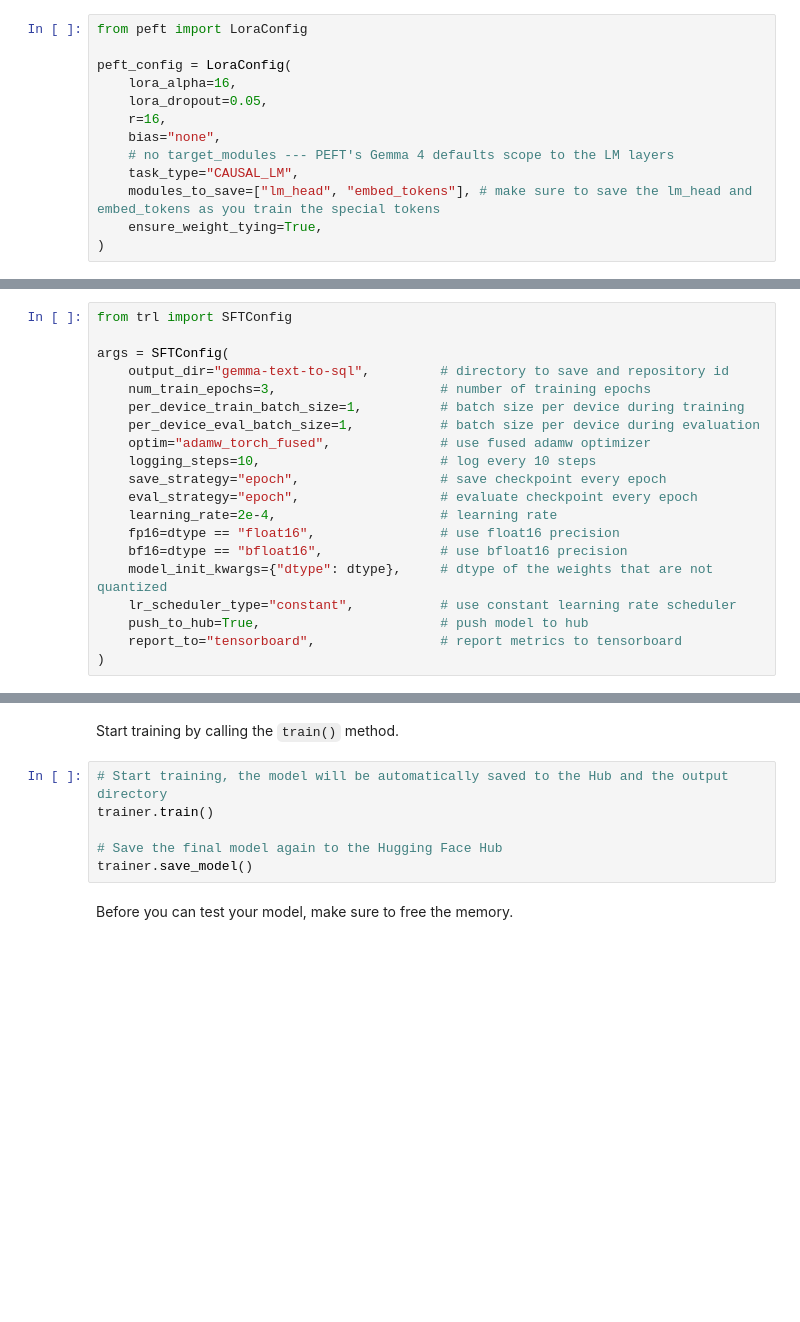
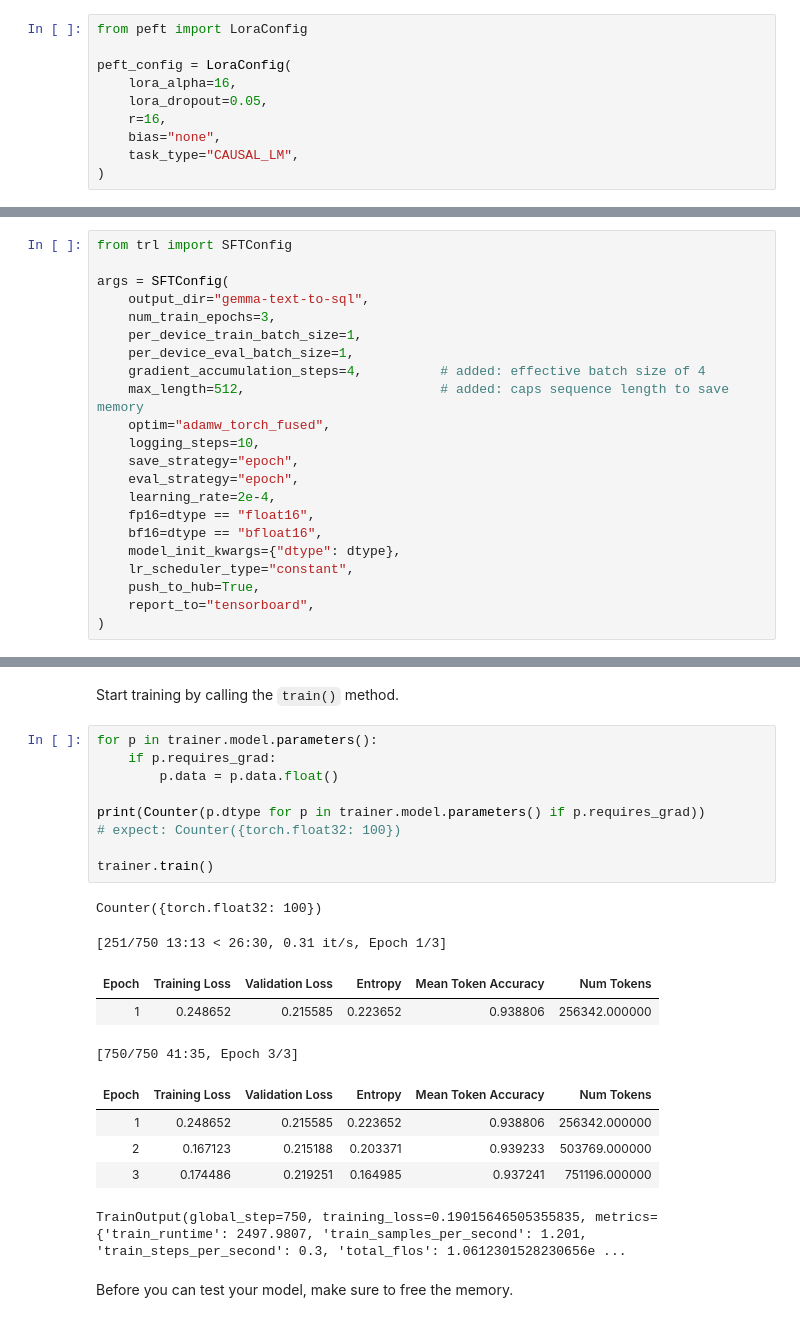
Before and after one commit to tejalp68/AIML, a Jupyter notebook: docs/notebooks/qlora-gemma-4-e2b.ipynb, the cells around one changed output, grey strips where cells are left out. Saved outputs shown, nothing was run; the diff lists cells and outputs as text; blank space fills up the shorter version.

```diff
--- a/docs/notebooks/qlora-gemma-4-e2b.ipynb
+++ b/docs/notebooks/qlora-gemma-4-e2b.ipynb
@@ -203,8 +211,5 @@ peft_config = LoraConfig(
     lora_dropout=0.05,
     r=16,
     bias="none",
-    # no target_modules --- PEFT's Gemma 4 defaults scope to the LM layers
     task_type="CAUSAL_LM",
-    modules_to_save=["lm_head", "embed_tokens"], # make sure to save the lm_head and embed_tokens as you train the special tokens
-    ensure_weight_tying=True,
 )
@@ -218,21 +219,23 @@ Before you can start your training, you need to define the hyperparameter you wa
 from trl import SFTConfig
 
 args = SFTConfig(
-    output_dir="gemma-text-to-sql",         # directory to save and repository id
-    num_train_epochs=3,                     # number of training epochs
-    per_device_train_batch_size=1,          # batch size per device during training
-    per_device_eval_batch_size=1,           # batch size per device during evaluation
-    optim="adamw_torch_fused",              # use fused adamw optimizer
-    logging_steps=10,                       # log every 10 steps
-    save_strategy="epoch",                  # save checkpoint every epoch
-    eval_strategy="epoch",                  # evaluate checkpoint every epoch
-    learning_rate=2e-4,                     # learning rate
-    fp16=dtype == "float16",                # use float16 precision
-    bf16=dtype == "bfloat16",               # use bfloat16 precision
-    model_init_kwargs={"dtype": dtype},     # dtype of the weights that are not quantized
-    lr_scheduler_type="constant",           # use constant learning rate scheduler
-    push_to_hub=True,                       # push model to hub
-    report_to="tensorboard",                # report metrics to tensorboard
+    output_dir="gemma-text-to-sql",
+    num_train_epochs=3,
+    per_device_train_batch_size=1,
+    per_device_eval_batch_size=1,
+    gradient_accumulation_steps=4,          # added: effective batch size of 4
+    max_length=512,                         # added: caps sequence length to save memory
+    optim="adamw_torch_fused",
+    logging_steps=10,
+    save_strategy="epoch",
+    eval_strategy="epoch",
+    learning_rate=2e-4,
+    fp16=dtype == "float16",
+    bf16=dtype == "bfloat16",
+    model_init_kwargs={"dtype": dtype},
+    lr_scheduler_type="constant",
+    push_to_hub=True,
+    report_to="tensorboard",
 )
 # %% [markdown]
 You now have every building block you need to create your `SFTTrainer` to start the training of your model.
@@ -252,11 +257,25 @@ trainer = SFTTrainer(
 # %% [markdown]
 Start training by calling the `train()` method.
-# %%
-# Start training, the model will be automatically saved to the Hub and the output directory
-trainer.train()
-
-# Save the final model again to the Hugging Face Hub
-trainer.save_model()
+# %%
+for p in trainer.model.parameters():
+    if p.requires_grad:
+        p.data = p.data.float()
+
+print(Counter(p.dtype for p in trainer.model.parameters() if p.requires_grad))
+# expect: Counter({torch.float32: 100})
+
+trainer.train()
+# %% [output]
+Counter({torch.float32: 100})
+[251/750 13:13 < 26:30, 0.31 it/s, Epoch 1/3]
+| Epoch | Training Loss | Validation Loss | Entropy | Mean Token Accuracy | Num Tokens |
+| 1 | 0.248652 | 0.215585 | 0.223652 | 0.938806 | 256342.000000 |
+[750/750 41:35, Epoch 3/3]
+| Epoch | Training Loss | Validation Loss | Entropy | Mean Token Accuracy | Num Tokens |
+| 1 | 0.248652 | 0.215585 | 0.223652 | 0.938806 | 256342.000000 |
+| 2 | 0.167123 | 0.215188 | 0.203371 | 0.939233 | 503769.000000 |
+| 3 | 0.174486 | 0.219251 | 0.164985 | 0.937241 | 751196.000000 |
+TrainOutput(global_step=750, training_loss=0.19015646505355835, metrics={'train_runtime': 2497.9807, 'train_samples_per_second': 1.201, 'train_steps_per_second': 0.3, 'total_flos': 1.0612301528230656e ...
 # %% [markdown]
 Before you can test your model, make sure to free the memory.
 # %%
```
Also changed, not shown: parts of 10 cells of this notebook.
